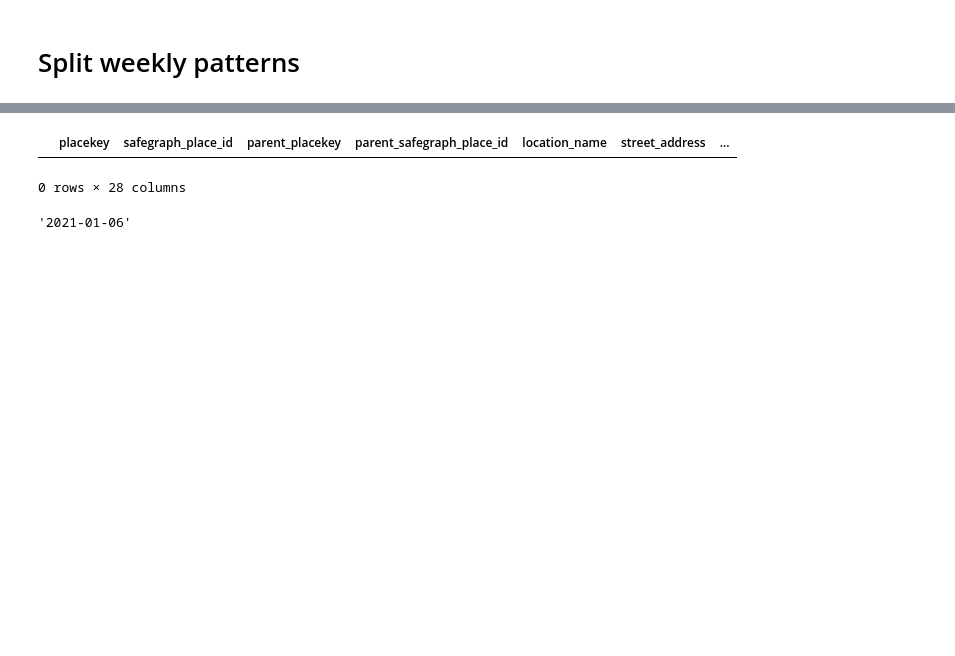
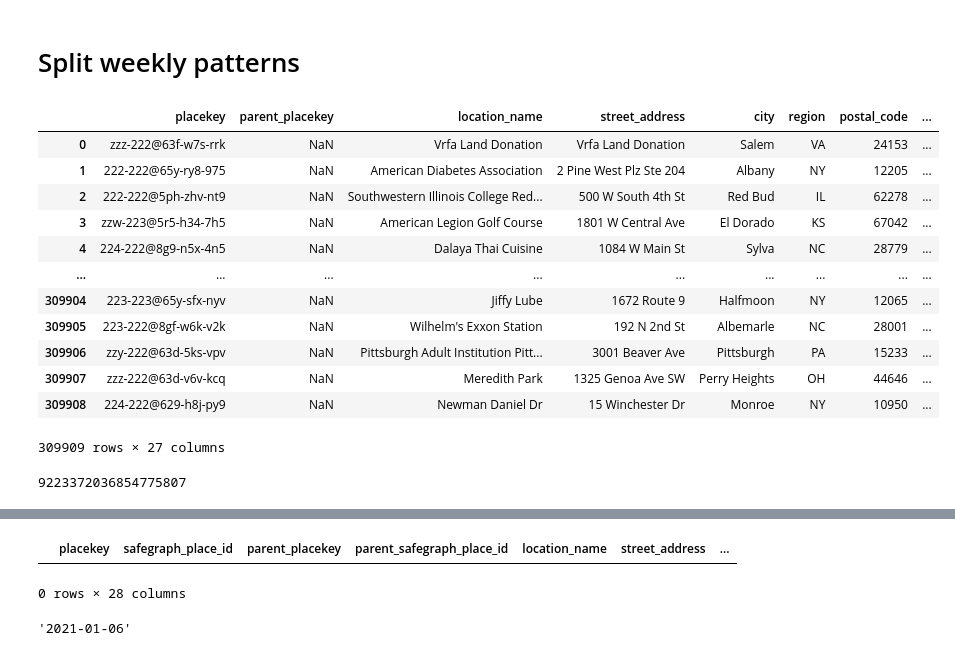
Before and after one commit to gladcolor/safegraph_code, a Jupyter notebook: patterns.ipynb, the cells around one changed output, grey strips where cells are left out. Drawn from its saved outputs; the diff is of its cells as text; code cells hidden in the pictures; blank space fills up the shorter version.

```diff
--- a/patterns.ipynb
+++ b/patterns.ipynb
@@ -1,2 +1,27 @@
 # %% [markdown]
 # Split weekly patterns
+# %%
+csv_file = r'H:/Safegraph/Weekly Places Patterns (for data from 2020-11-30 to Present)/patterns/2021/07/14/17/patterns-part3.csv.gz'
+
+df = pd.read_csv(csv_file)  # sucess
+
+df
+# %% [output]
+|  | placekey | parent_placekey | location_name | street_address | city | region | postal_code | ... |
+| 0 | zzz-222@63f-w7s-rrk | NaN | Vrfa Land Donation | Vrfa Land Donation | Salem | VA | 24153 | ... |
+| 1 | 222-222@65y-ry8-975 | NaN | American Diabetes Association | 2 Pine West Plz Ste 204 | Albany | NY | 12205 | ... |
+| 2 | 222-222@5ph-zhv-nt9 | NaN | Southwestern Illinois College Red... | 500 W South 4th St | Red Bud | IL | 62278 | ... |
+| 3 | zzw-223@5r5-h34-7h5 | NaN | American Legion Golf Course | 1801 W Central Ave | El Dorado | KS | 67042 | ... |
+| 4 | 224-222@8g9-n5x-4n5 | NaN | Dalaya Thai Cuisine | 1084 W Main St | Sylva | NC | 28779 | ... |
+| ... | ... | ... | ... | ... | ... | ... | ... | ... |
+| 309904 | 223-223@65y-sfx-nyv | NaN | Jiffy Lube | 1672 Route 9 | Halfmoon | NY | 12065 | ... |
+| 309905 | 223-222@8gf-w6k-v2k | NaN | Wilhelm's Exxon Station | 192 N 2nd St | Albemarle | NC | 28001 | ... |
+| 309906 | zzy-222@63d-5ks-vpv | NaN | Pittsburgh Adult Institution Pitt... | 3001 Beaver Ave | Pittsburgh | PA | 15233 | ... |
+| 309907 | zzz-222@63d-v6v-kcq | NaN | Meredith Park | 1325 Genoa Ave SW | Perry Heights | OH | 44646 | ... |
+| 309908 | 224-222@629-h8j-py9 | NaN | Newman Daniel Dr | 15 Winchester Dr | Monroe | NY | 10950 | ... |
+309909 rows × 27 columns
+# %%
+import sys
+sys.maxsize
+# %% [output]
+9223372036854775807
```
Also changed, not shown: parts of 2 cells of this notebook, 3 other files.
